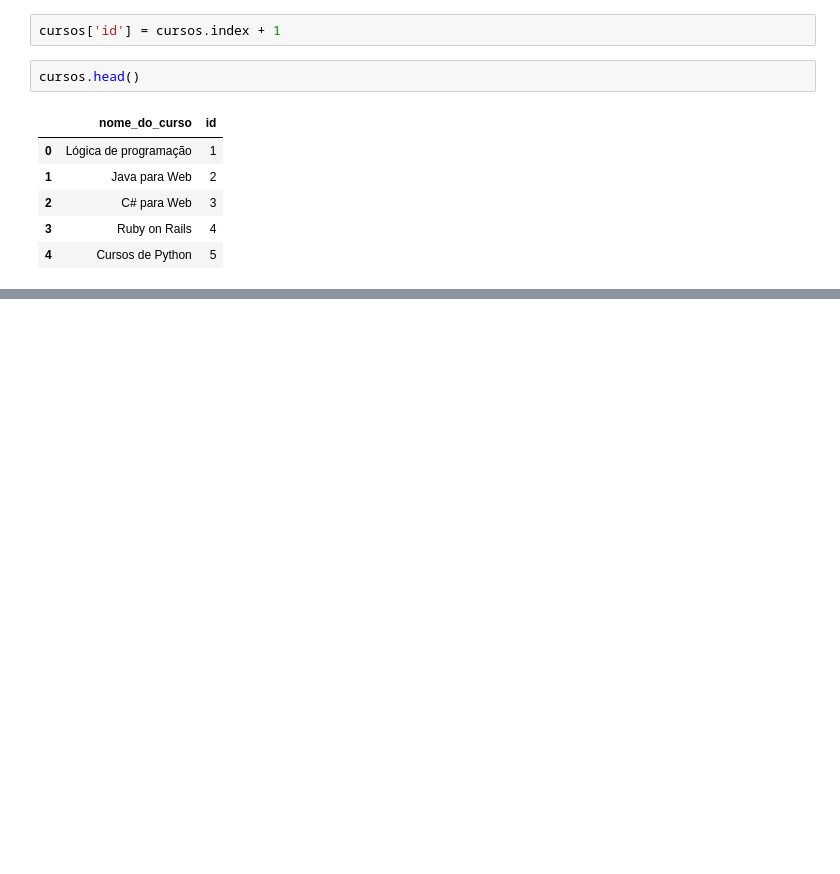
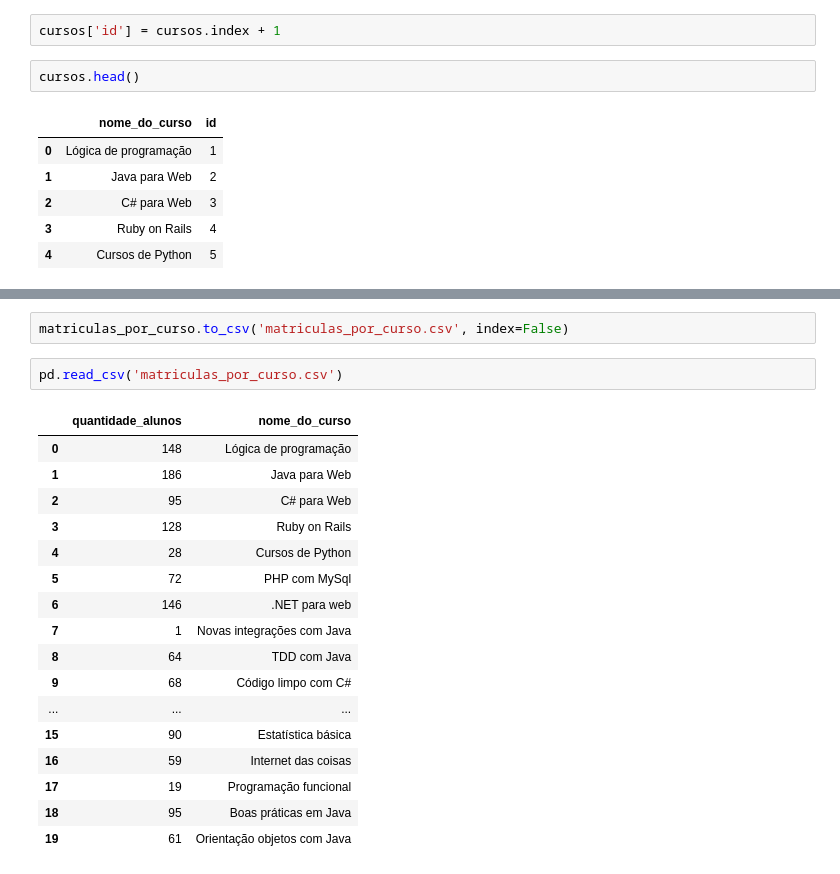
Before and after one commit to joutav/Curso-Pandas-IO, a Jupyter notebook: Pandas IO.ipynb, the cells around one changed output, grey strips where cells are left out. Cells and saved outputs as stored; diff of their text form; blank space fills up the shorter version.

```diff
--- a/Pandas IO.ipynb
+++ b/Pandas IO.ipynb
@@ -152,0 +345,22 @@ cursos.head()
+# %%
+matriculas_por_curso.to_csv('matriculas_por_curso.csv', index=False)
+# %%
+pd.read_csv('matriculas_por_curso.csv')
+# %% [output]
+|  | quantidade_alunos | nome_do_curso |
+| 0 | 148 | Lógica de programação |
+| 1 | 186 | Java para Web |
+| 2 | 95 | C# para Web |
+| 3 | 128 | Ruby on Rails |
+| 4 | 28 | Cursos de Python |
+| 5 | 72 | PHP com MySql |
+| 6 | 146 | .NET para web |
+| 7 | 1 | Novas integrações com Java |
+| 8 | 64 | TDD com Java |
+| 9 | 68 | Código limpo com C# |
+| ... | ... | ... |
+| 15 | 90 | Estatística básica |
+| 16 | 59 | Internet das coisas |
+| 17 | 19 | Programação funcional |
+| 18 | 95 | Boas práticas em Java |
+| 19 | 61 | Orientação objetos com Java |
```
Also changed, not shown: parts of 27 cells of this notebook.
